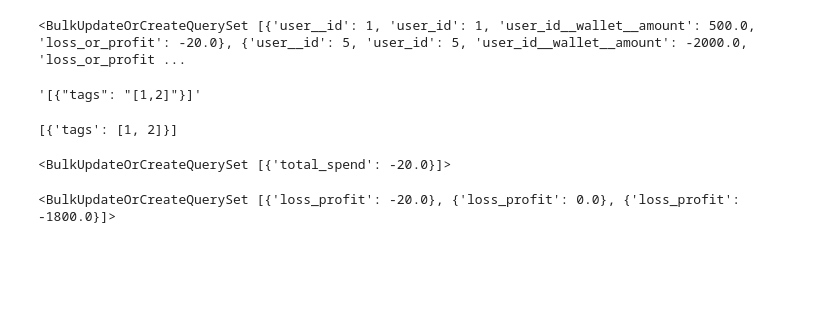
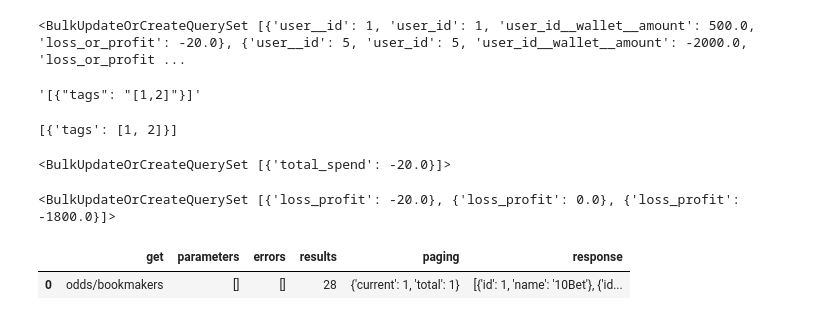
Before and after one commit to mayankmotiyani/fairBet, a Jupyter notebook: BettingAlgo.ipynb, the cells around one changed output. Cells and saved outputs as stored; diff of their text form; code cells hidden in the pictures; blank space fills up the shorter version.

```diff
--- a/BettingAlgo.ipynb
+++ b/BettingAlgo.ipynb
@@ -329,0 +347,22 @@ bet
+# %%
+import http.client
+import json
+import pandas as pd
+conn = http.client.HTTPSConnection("v3.football.api-sports.io")
+
+headers = {
+    'x-rapidapi-host': "v3.football.api-sports.io",
+    'x-rapidapi-key': "344b4657332d395aa1a19b3027f9b8f2"
+    }
+
+conn.request("GET", "/odds/bookmakers", headers=headers)
+
+res = conn.getresponse()
+data = res.read()
+
+data = json.loads(data.decode("utf-8"))
+df = pd.DataFrame([data])
+df
+# %% [output]
+|  | get | parameters | errors | results | paging | response |
+| 0 | odds/bookmakers | [] | [] | 28 | {'current': 1, 'total': 1} | [{'id': 1, 'name': '10Bet'}, {'id... |
```
Also changed, not shown: parts of 4 cells of this notebook, 3 other files.
